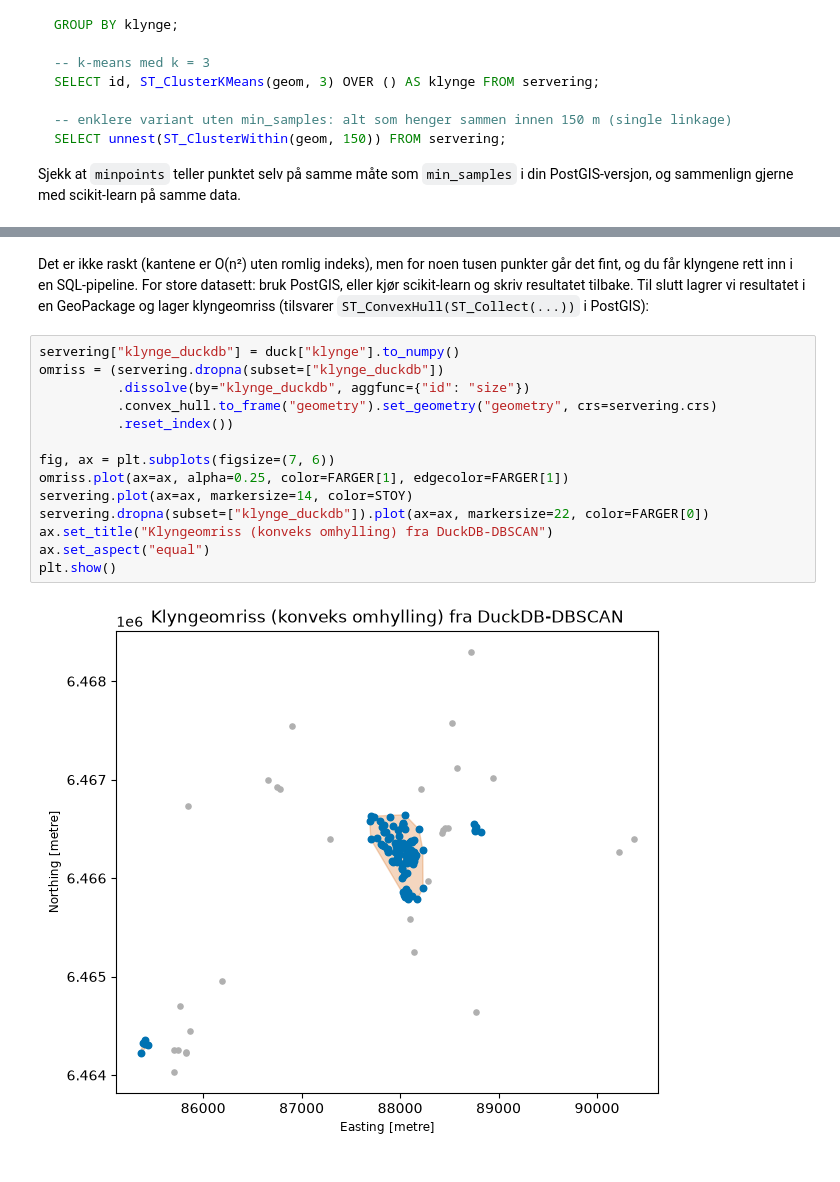
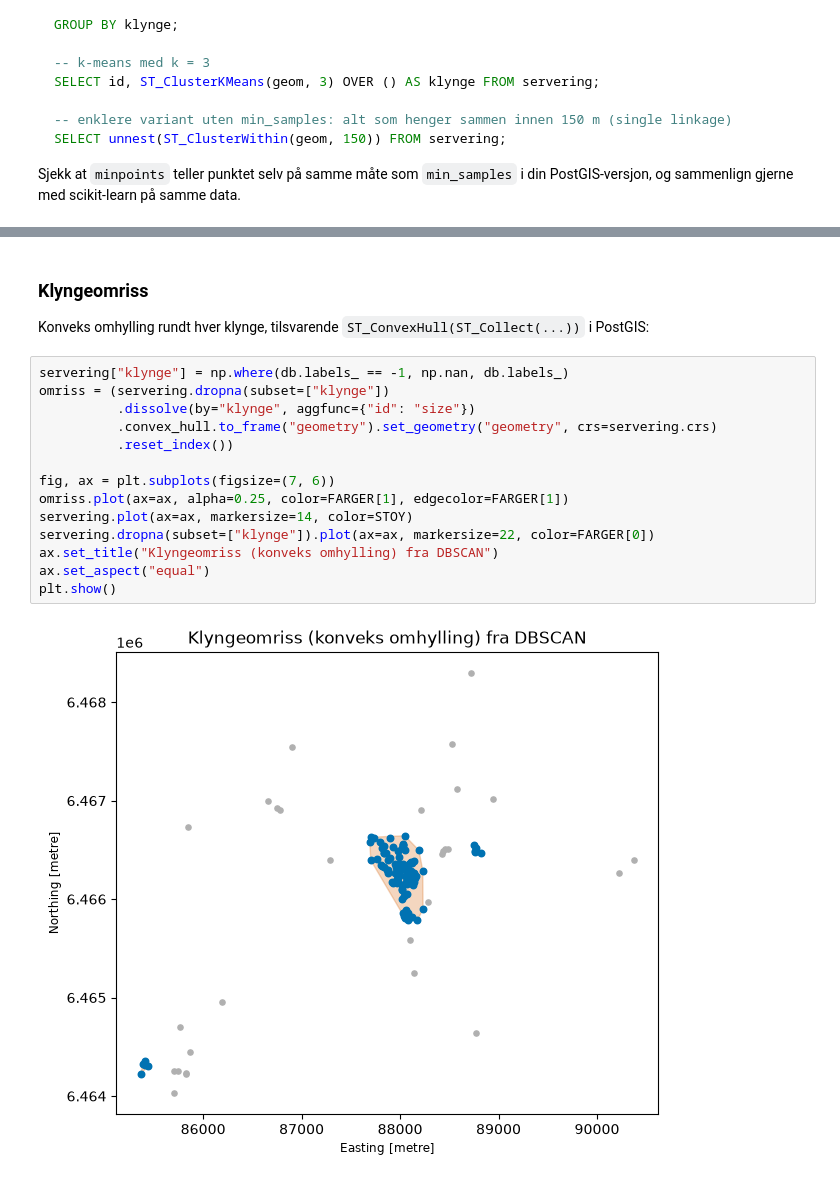
Before and after one commit to alexanno/IS930-forelesningsdev, a Jupyter notebook: klyngeanalyse/klyngeanalyse.ipynb, the cells around one changed output, grey strips where cells are left out. Cells and saved outputs as stored; diff of their text form.

Commit message:
Fjern DuckDB fra klyngeanalyse-notebooken
Co-Authored-By: Claude Sonnet 5.5 <noreply@anthropic.com>

```diff
--- a/klyngeanalyse/klyngeanalyse.ipynb
+++ b/klyngeanalyse/klyngeanalyse.ipynb
@@ -456,24 +320,23 @@ eps=300, min_samples=5: sklearn 2 klynger, DuckDB 2 klynger, ARI = 1.000
-# %% [markdown]
-Det er ikke raskt (kantene er O(n²) uten romlig indeks), men for noen tusen punkter går det fint,
-og du får klyngene rett inn i en SQL-pipeline. For store datasett: bruk PostGIS, eller kjør
-scikit-learn og skriv resultatet tilbake. Til slutt lagrer vi resultatet i en GeoPackage og lager
-klyngeomriss (tilsvarer `ST_ConvexHull(ST_Collect(...))` i PostGIS):
+# %% [markdown]
+### Klyngeomriss
+
+Konveks omhylling rundt hver klynge, tilsvarende `ST_ConvexHull(ST_Collect(...))` i PostGIS:
 # %%
-servering["klynge_duckdb"] = duck["klynge"].to_numpy()
-omriss = (servering.dropna(subset=["klynge_duckdb"])
-          .dissolve(by="klynge_duckdb", aggfunc={"id": "size"})
+servering["klynge"] = np.where(db.labels_ == -1, np.nan, db.labels_)
+omriss = (servering.dropna(subset=["klynge"])
+          .dissolve(by="klynge", aggfunc={"id": "size"})
           .convex_hull.to_frame("geometry").set_geometry("geometry", crs=servering.crs)
           .reset_index())
 
 fig, ax = plt.subplots(figsize=(7, 6))
 omriss.plot(ax=ax, alpha=0.25, color=FARGER[1], edgecolor=FARGER[1])
 servering.plot(ax=ax, markersize=14, color=STOY)
-servering.dropna(subset=["klynge_duckdb"]).plot(ax=ax, markersize=22, color=FARGER[0])
-ax.set_title("Klyngeomriss (konveks omhylling) fra DuckDB-DBSCAN")
+servering.dropna(subset=["klynge"]).plot(ax=ax, markersize=22, color=FARGER[0])
+ax.set_title("Klyngeomriss (konveks omhylling) fra DBSCAN")
 ax.set_aspect("equal")
 plt.show()
 # %% [output]
-[figure, old version]
+[figure, new version]
 # %% [markdown]
 ## Hva må du være oppmerksom på?
 
```
Also changed, not shown: parts of 13 cells of this notebook, 5 other files.
